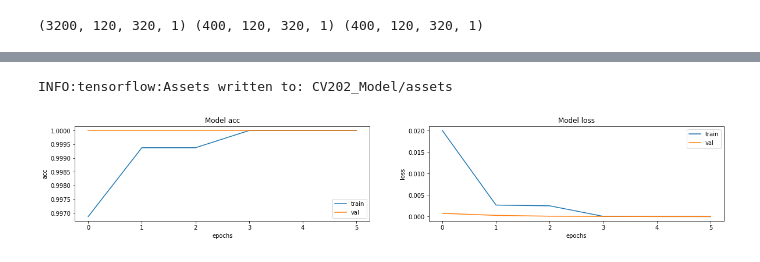
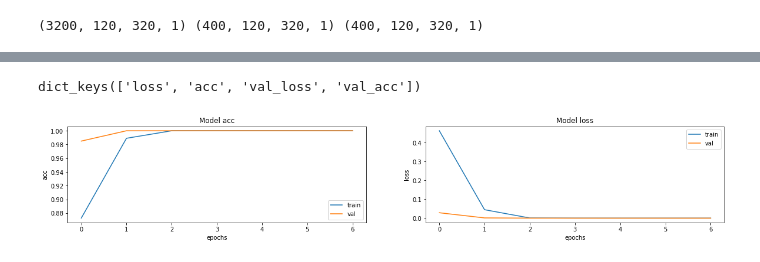
Before and after one commit to Minatozaki0911/HandSignDetection_BackgroundSubtraction, a Jupyter notebook: CV202.ipynb, the cells around one changed output, grey strips where cells are left out. Cells and saved outputs as stored; diff of their text form; code cells hidden in the pictures.

```diff
--- a/CV202.ipynb
+++ b/CV202.ipynb
@@ -36,7 +35,7 @@ model_path = '/content/drive/MyDrive/Colab Notebooks/CV202_Model'
 # %%
 ### Encode image label from image name
 labels = dict()
-count = 1
+count = 0
 subdir = sorted(os.listdir(os.path.join(dataset_path, str("01/"))))
 for i in subdir:
   labels[i] = count
@@ -164,7 +124,9 @@ _________________________________________________________________
+# %%
+model1 = modelInit()
 # %%
 initial_learning_rate = 0.0001
 lr_schedule = keras.optimizers.schedules.ExponentialDecay(
     initial_learning_rate, decay_steps=100000, decay_rate=0.9, staircase=True)
-model.compile(optimizer=keras.optimizers.Adam(learning_rate=lr_schedule),
+model1.compile(optimizer=keras.optimizers.Adam(learning_rate=lr_schedule),
               loss='categorical_crossentropy',
               metrics=['acc'])
@@ -179,8 +133,7 @@ early_stopping = EarlyStopping(monitor='val_acc',
 # %%
-history = model.fit(x_train, y_train,
-                    epochs=20,
+history = model1.fit(x_train, y_train,
+                    epochs=7,
                     batch_size=64,
                     validation_data=(x_valid, y_valid),
-                    verbose=1,
-                    callbacks=[early_stopping, model_checkpoint])
+                    verbose=1)
 # %% [output]
@@ -207,19 +154,18 @@ Epoch 00006: early stopping
-# %%
-os.chdir('/content/drive/MyDrive/Colab Notebooks/CV202_Model')
-model.save("CV202_Model")         #Model folder contain .pb file
-# %% [output]
-INFO:tensorflow:Assets written to: CV202_Model/assets
+# %%
+print(history.history.keys())
+# %% [output]
+dict_keys(['loss', 'acc', 'val_loss', 'val_acc'])
 # %%
 fig, ax = plt.subplots(1, 2, figsize=(20, 3))
 ax = ax.ravel()
 
 for i, metric in enumerate(["acc", "loss"]):
-    ax[i].plot(model.history.history[metric])
-    ax[i].plot(model.history.history["val_" + metric])
+    ax[i].plot(model1.history.history[metric])
+    ax[i].plot(model1.history.history["val_" + metric])
     ax[i].set_title("Model {}".format(metric))
     ax[i].set_xlabel("epochs")
     ax[i].set_ylabel(metric)
     ax[i].legend(["train", "val"])
 # %% [output]
-[figure, old version]
+[figure, new version]
 # %%
```
Also changed, not shown: parts of 14 cells of this notebook.
